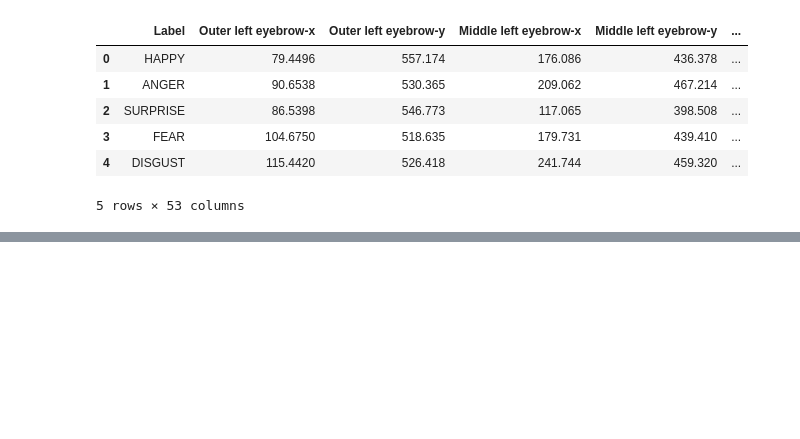
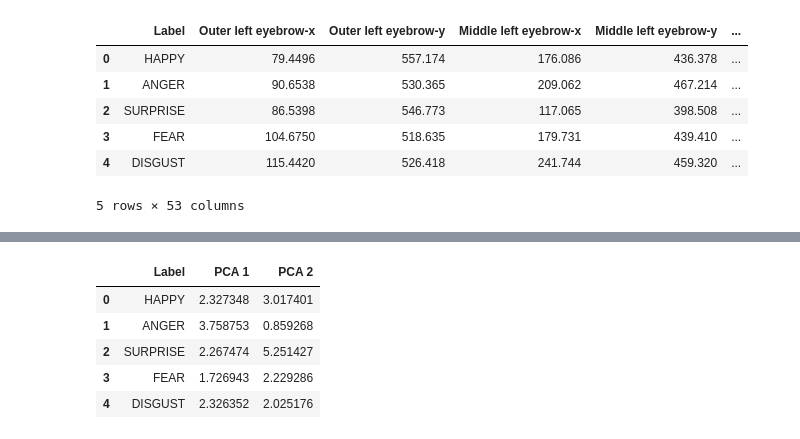
Before and after one commit to diegocasmo/iis-project, a Jupyter notebook: code/lm2-analysis/solution.ipynb, the cells around one changed output, grey strips where cells are left out. Saved outputs shown, nothing was run; the diff lists cells and outputs as text; code cells hidden in the pictures; blank space fills up the shorter version.

```diff
--- a/code/lm2-analysis/solution.ipynb
+++ b/code/lm2-analysis/solution.ipynb
@@ -14,3 +13,11 @@ data_df.head()
 | 3 | FEAR | 104.6750 | 518.635 | 179.731 | 439.410 | ... |
 | 4 | DISGUST | 115.4420 | 526.418 | 241.744 | 459.320 | ... |
 5 rows × 53 columns
+# %%
+features = [x != 'Label' for x in data_df.columns.values ]
+
+# Separating out the features
+values = data_df.loc[:, features].values
+
+# Separating out the label
+labels = data_df.loc[:,['Label']].values
@@ -16,0 +44,11 @@ data_df.head()
+# %%
+# Add the label to the dataframe with the principal components
+principal_labels_df = pd.concat([data_df[['Label']], principal_df], axis = 1)
+principal_labels_df.head()
+# %% [output]
+|  | Label | PCA 1 | PCA 2 |
+| 0 | HAPPY | 2.327348 | 3.017401 |
+| 1 | ANGER | 3.758753 | 0.859268 |
+| 2 | SURPRISE | 2.267474 | 5.251427 |
+| 3 | FEAR | 1.726943 | 2.229286 |
+| 4 | DISGUST | 2.326352 | 2.025176 |
```
Also changed, not shown: parts of 5 cells of this notebook, 1 other file.
